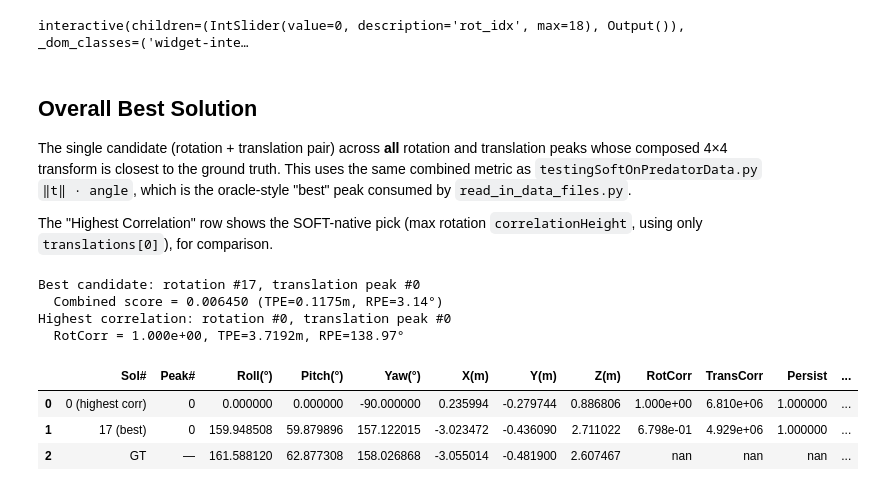
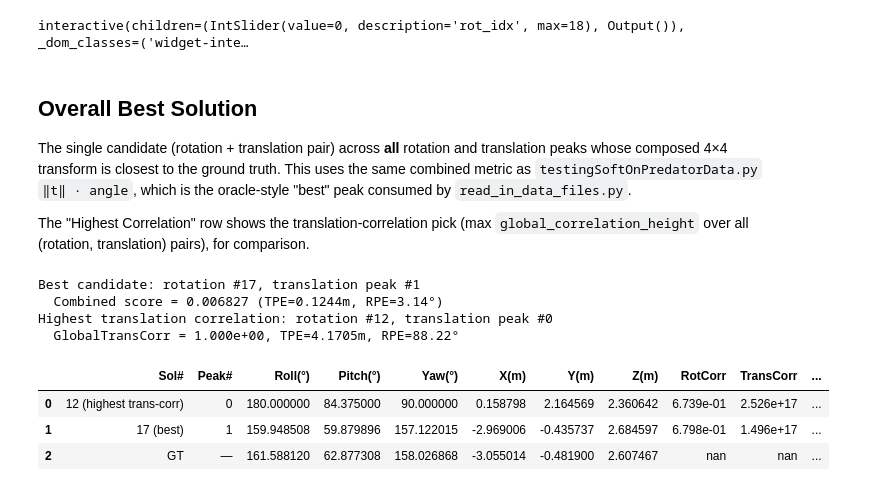
Before and after one commit to timzarhansen/fsregistration, a Jupyter notebook: plotting_results/3d/plot_full_3d_transformation.ipynb, the cells around one changed output. Saved outputs shown, nothing was run; the diff lists cells and outputs as text; code cells hidden in the pictures.

```diff
--- a/plotting_results/3d/plot_full_3d_transformation.ipynb
+++ b/plotting_results/3d/plot_full_3d_transformation.ipynb
@@ -765,6 +765,7 @@ else:
             'TransY(m)': trans_info.get('y_translation', 0),
             'TransZ(m)': trans_info.get('z_translation', 0),
             'TransCorr': trans_info.get('correlation_height', 0),
+            'GlobalTransCorr': trans_info.get('global_correlation_height', 0),
             'TransLevelPot': trans_info.get('level_potential', 0),
             'RPE(°)': sol['error']['rotation_error_deg'],
             'TPE(m)': sol['error']['translation_error_m']
@@ -782,7 +783,7 @@ else:
         else:
             return 'color: red'
 
-    styled = df.style.map(color_error, subset=['RPE(°)', 'TPE(m)']).format({'TransCorr': '{:.3e}', 'TransLevelPot': '{:.3e}'})
+    styled = df.style.map(color_error, subset=['RPE(°)', 'TPE(m)']).format({'TransCorr': '{:.3e}', 'GlobalTransCorr': '{:.3e}', 'TransLevelPot': '{:.3e}'})
 
     print(f"\nPer-solution transforms (N={meta['N']}, voxel_size={meta['voxel_size']:.6f})")
     print(f"Total time: {meta['total_time_seconds']:.2f}s\n")
@@ -854,6 +855,7 @@ else:
                 'Y(m)': t['y_translation'],
                 'Z(m)': t['z_translation'],
                 'TransCorr': t['correlation_height'],
+                'GlobalTransCorr': t.get('global_correlation_height', 0),
                 'Persist': t['persistence'],
                 'TransLevelPot': t.get('level_potential', 0),
                 'RPE(°)': rpe,
@@ -877,7 +879,7 @@ else:
         styled = (df.style
                     .map(color_err, subset=['RPE(°)'])
                     .map(color_tpe, subset=['TPE(m)'])
-                    .format({'TransCorr': '{:.3e}', 'TransLevelPot': '{:.3e}'}))
+                    .format({'TransCorr': '{:.3e}', 'GlobalTransCorr': '{:.3e}', 'TransLevelPot': '{:.3e}'}))
         print(f"Rotation {rot_idx}: {len(translations)} translation peak(s), sorted by correlation")
         display(styled)
 # %% [output]
@@ -891,8 +893,8 @@ truth. This uses the same combined metric as `testingSoftOnPredatorData.py`
 `‖t‖ · angle`, which is the oracle-style "best" peak consumed by
 `read_in_data_files.py`.
 
-The "Highest Correlation" row shows the SOFT-native pick (max rotation
-`correlationHeight`, using only `translations[0]`), for comparison.
+The "Highest Correlation" row shows the translation-correlation pick (max
+`global_correlation_height` over all (rotation, translation) pairs), for comparison.
 # %%
 if meta is None:
     print("No metadata loaded.")
@@ -932,20 +934,19 @@ else:
 
     highest = None
     for sol in meta['solutions']:
-        trans = sol.get('translations', [])
-        if not trans:
-            continue
-        t = trans[0]
         q_rot = sol['rotation']
         rot_mat = R_scipy.from_quat([q_rot['x'], q_rot['y'], q_rot['z'], q_rot['w']]).as_matrix()
-        t_vec = np.array([t['x_translation'], t['y_translation'], t['z_translation']])
-        est = np.eye(4)
-        est[:3, :3] = rot_mat
-        est[:3, 3] = rot_mat @ (t_vec - mean1) + mean2
-        rpe, tpe = _compute_errors(gt, est)
-        corr = sol['rotation']['correlation_height']
-        if highest is None or corr > highest[0]:
-            highest = (corr, rpe, tpe, sol['rotation_index'], t['index'], est, t, sol)
+        for t in sol.get('translations', []):
+            t_vec = np.array([t['x_translation'], t['y_translation'], t['z_translation']])
+            est = np.eye(4)
+            est[:3, :3] = rot_mat
+            est[:3, 3] = rot_mat @ (t_vec - mean1) + mean2
+            rpe, tpe = _compute_errors(gt, est)
+            gcorr = t.get('global_correlation_height')
+            if gcorr is None:
+                gcorr = t.get('correlation_height', 0)
+            if highest is None or gcorr > highest[0]:
+                highest = (gcorr, rpe, tpe, sol['rotation_index'], t['index'], est, t, sol)
 
     def color_err(val):
         if pd.isna(val): return ''
@@ -967,7 +968,7 @@ else:
         corr, rpe, tpe, ri, ti, est, t, sol = highest
         rpy = sol['estimated_rpy_xyz']
         rows.append({
-            'Sol#': f'{ri} (highest corr)',
+            'Sol#': f'{ri} (highest trans-corr)',
             'Peak#': ti,
             'Roll(°)': rpy['roll_deg'],
             'Pitch(°)': rpy['pitch_deg'],
@@ -977,6 +978,7 @@ else:
             'Z(m)': est[2, 3],
             'RotCorr': sol['rotation']['correlation_height'],
             'TransCorr': t['correlation_height'],
+            'GlobalTransCorr': t.get('global_correlation_height', 0),
             'Persist': t['persistence'],
             'TransLevelPot': t.get('level_potential', 0),
             'RPE(°)': rpe,
@@ -997,6 +999,7 @@ else:
             'Z(m)': est[2, 3],
             'RotCorr': sol['rotation']['correlation_height'],
             'TransCorr': t['correlation_height'],
+            'GlobalTransCorr': t.get('global_correlation_height', 0),
             'Persist': t['persistence'],
             'TransLevelPot': t.get('level_potential', 0),
             'RPE(°)': rpe,
@@ -1006,41 +1009,42 @@ else:
     rows.append({
         'Sol#': 'GT',
         'Peak#': '—',
         'Roll(°)': gt_rpy['roll_deg'],
         'Pitch(°)': gt_rpy['pitch_deg'],
         'Yaw(°)': gt_rpy['yaw_deg'],
         'X(m)': gt_rpy['x'],
         'Y(m)': gt_rpy['y'],
         'Z(m)': gt_rpy['z'],
         'RotCorr': None,
         'TransCorr': None,
+        'GlobalTransCorr': None,
         'Persist': None,
         'TransLevelPot': None,
         'RPE(°)': 0.0,
         'TPE(m)': 0.0,
     })
 
     df = pd.DataFrame(rows)
 
     styled = (df.style
                 .map(color_err, subset=['RPE(°)'])
                 .map(color_tpe, subset=['TPE(m)'])
-                .format({'TransCorr': '{:.3e}', 'TransLevelPot': '{:.3e}', 'RotCorr': '{:.3e}'}))
+                .format({'TransCorr': '{:.3e}', 'GlobalTransCorr': '{:.3e}', 'TransLevelPot': '{:.3e}', 'RotCorr': '{:.3e}'}))
 
     if best:
         print(f"Best candidate: rotation #{best[3]}, translation peak #{best[4]}")
         print(f"  Combined score = {best[0]:.6f} (TPE={best[2]:.4f}m, RPE={best[1]:.2f}°)")
     if highest:
-        print(f"Highest correlation: rotation #{highest[3]}, translation peak #{highest[4]}")
-        print(f"  RotCorr = {highest[0]:.3e}, TPE={highest[2]:.4f}m, RPE={highest[1]:.2f}°")
+        print(f"Highest translation correlation: rotation #{highest[3]}, translation peak #{highest[4]}")
+        print(f"  GlobalTransCorr = {highest[0]:.3e}, TPE={highest[2]:.4f}m, RPE={highest[1]:.2f}°")
     print()
     display(styled)
 # %% [output]
-Best candidate: rotation #17, translation peak #0
-  Combined score = 0.006450 (TPE=0.1175m, RPE=3.14°)
-Highest correlation: rotation #0, translation peak #0
-  RotCorr = 1.000e+00, TPE=3.7192m, RPE=138.97°
+Best candidate: rotation #17, translation peak #1
+  Combined score = 0.006827 (TPE=0.1244m, RPE=3.14°)
+Highest translation correlation: rotation #12, translation peak #0
+  GlobalTransCorr = 1.000e+00, TPE=4.1705m, RPE=88.22°
-|  | Sol# | Peak# | Roll(°) | Pitch(°) | Yaw(°) | X(m) | Y(m) | Z(m) | RotCorr | TransCorr | Persist | ... |
-| 0 | 0 (highest corr) | 0 | 0.000000 | 0.000000 | -90.000000 | 0.235994 | -0.279744 | 0.886806 | 1.000e+00 | 6.810e+06 | 1.000000 | ... |
-| 1 | 17 (best) | 0 | 159.948508 | 59.879896 | 157.122015 | -3.023472 | -0.436090 | 2.711022 | 6.798e-01 | 4.929e+06 | 1.000000 | ... |
-| 2 | GT | — | 161.588120 | 62.877308 | 158.026868 | -3.055014 | -0.481900 | 2.607467 | nan | nan | nan | ... |
+|  | Sol# | Peak# | Roll(°) | Pitch(°) | Yaw(°) | X(m) | Y(m) | Z(m) | RotCorr | TransCorr | ... |
+| 0 | 12 (highest trans-corr) | 0 | 180.000000 | 84.375000 | 90.000000 | 0.158798 | 2.164569 | 2.360642 | 6.739e-01 | 2.526e+17 | ... |
+| 1 | 17 (best) | 1 | 159.948508 | 59.879896 | 157.122015 | -2.969006 | -0.435737 | 2.684597 | 6.798e-01 | 1.496e+17 | ... |
+| 2 | GT | — | 161.588120 | 62.877308 | 158.026868 | -3.055014 | -0.481900 | 2.607467 | nan | nan | ... |
```
Also changed, not shown: parts of 3 cells of this notebook, 3 other files.
